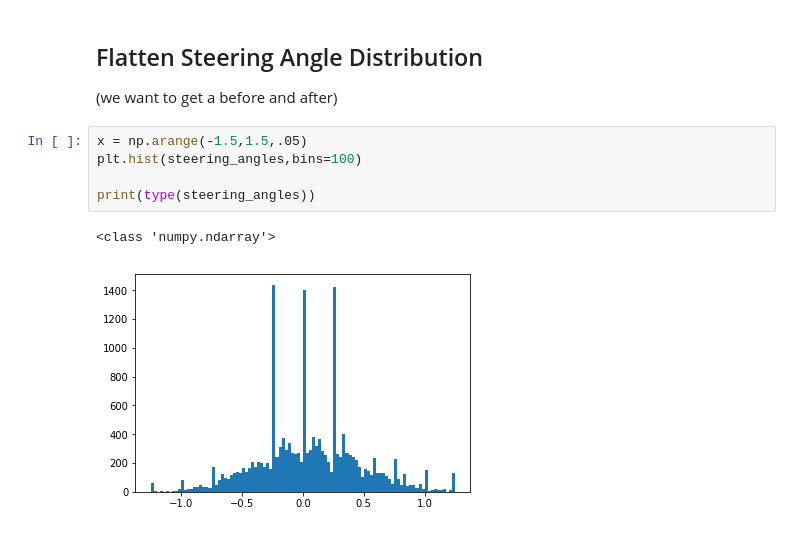
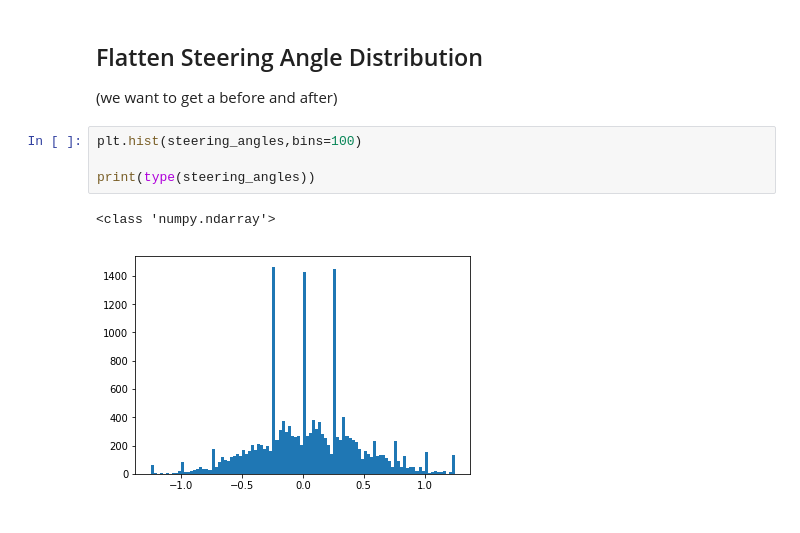
Before and after one commit to leclair-7/CarND-Behavioral-Cloning-P3, a Jupyter notebook: Preprocessing-Concepts.ipynb, the cells around one changed output. Drawn from its saved outputs; the diff is of its cells as text.

```diff
--- a/Preprocessing-Concepts.ipynb
+++ b/Preprocessing-Concepts.ipynb
@@ -189,13 +186,12 @@ display_two(crop_img,resize(crop_img),"Not Resized\nShape: {}".format(str(crop_i
 ## Flatten Steering Angle Distribution
 (we want to get a before and after)
 # %%
-x = np.arange(-1.5,1.5,.05)
 plt.hist(steering_angles,bins=100)
 
 print(type(steering_angles))
 # %% [output]
 <class 'numpy.ndarray'>
-[figure, old version]
+[figure, new version]
 # %%
 from collections import Counter
 
```
Also changed, not shown: parts of 10 cells of this notebook, 7 other files.
